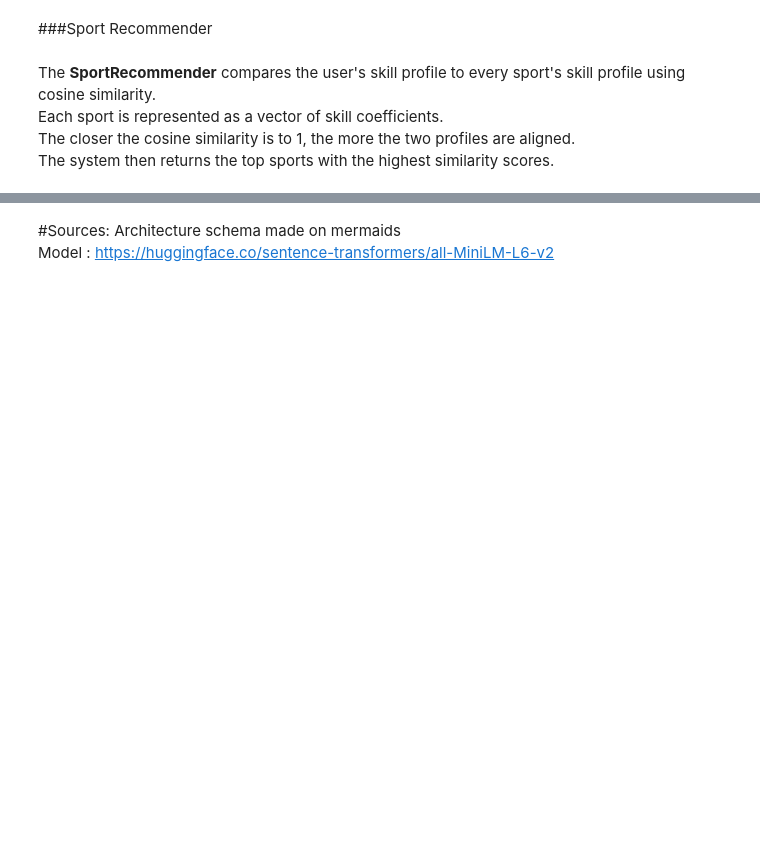
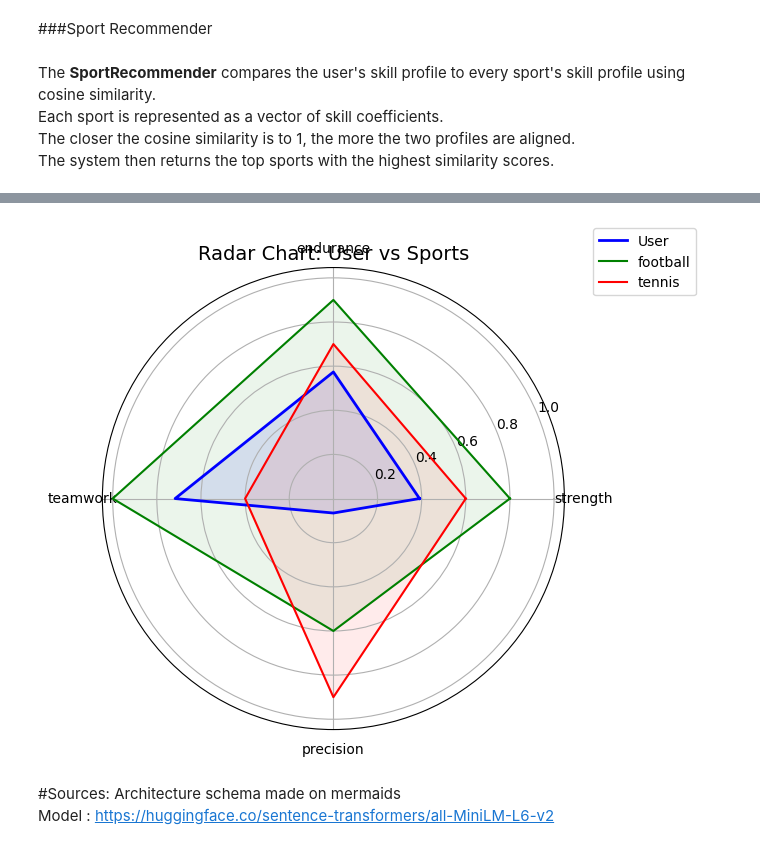
Before and after one commit to C3L0/nlp_project, a Jupyter notebook: NLP_project.ipynb, the cells around one changed output, grey strips where cells are left out. Cells and saved outputs as stored; diff of their text form; code cells hidden in the pictures; blank space fills up the shorter version.

```diff
--- a/NLP_project.ipynb
+++ b/NLP_project.ipynb
@@ -102,0 +105,11 @@ Then, the analyzer collects all numeric answers into a similar vector:
+# %%
+question = "How comfortable are you working in a team?"
+
+# User answered a question about endurance on a scale from 1 to 10
+user_answer = {"teamwork": 8}
+
+# We create a numeric skill vector (normalized or not)
+numeric_vector = {skill: user_answer.get(skill, 0.0) for skill in skills}
+
+
+print(numeric_vector)
@@ -109,3 +124,8 @@ Once both semantic and numeric skill profiles are computed, you merge them:<br>
 So the final user skill vector reflects both:
 - what the user says (semantic meaning), and
 - what the user rates themselves as (numeric).
+# %%
+final_scores = {}
+for skill in skills:
+    final_scores[skill] = (0.9 * semantic_score.get(skill, 0.0) + 0.1 * numeric_vector.get(skill, 0.0))
+print(final_scores)
@@ -118,7 +140,9 @@ X_norm = X / |X|^2<br>
 
 It ensures that absolute scale doesn’t matter and only relative strengths between skills matters.
 # %%
-#need to do more here
 def normalize_by_l2(vec):
     norm = np.sqrt(sum(v**2 for v in vec.values()))
     return {k: v / norm for k, v in vec.items()} if norm else vec
+
+user_vector = normalize_by_l2(final_scores)
+print(user_vector)
@@ -141,3 +170,28 @@ for sport, vec in sports.items():
+# %%
+angles = np.linspace(0, 2 * np.pi, len(skills), endpoint=False).tolist()
+angles += angles[:1]
+
+fig, ax = plt.subplots(figsize=(6, 6), subplot_kw=dict(polar=True))
+
+vals = [user_vector[s] for s in skills]
+vals += vals[:1]
+ax.plot(angles, vals, color="blue", linewidth=2, label="User")
+ax.fill(angles, vals, color="blue", alpha=0.1)
+
+colors = ["green", "red", "orange", "purple"]
+for (name, vec), c in zip(sports.items(), colors):
+    v = [vec[s] for s in skills]
+    v += v[:1]
+    ax.plot(angles, v, color=c, linewidth=1.5, label=name)
+    ax.fill(angles, v, color=c, alpha=0.08)
+
+ax.set_thetagrids(np.degrees(angles[:-1]), skills)
+ax.set_title("Radar Chart: User vs Sports", fontsize=14)
+ax.legend(loc='upper right', bbox_to_anchor=(1.3, 1.1))
+
+plt.show()
+# %% [output]
+[figure, added]
 # %% [markdown]
 #Sources:
 Architecture schema made on mermaids<br>
```
Also changed, not shown: parts of 8 cells of this notebook.
